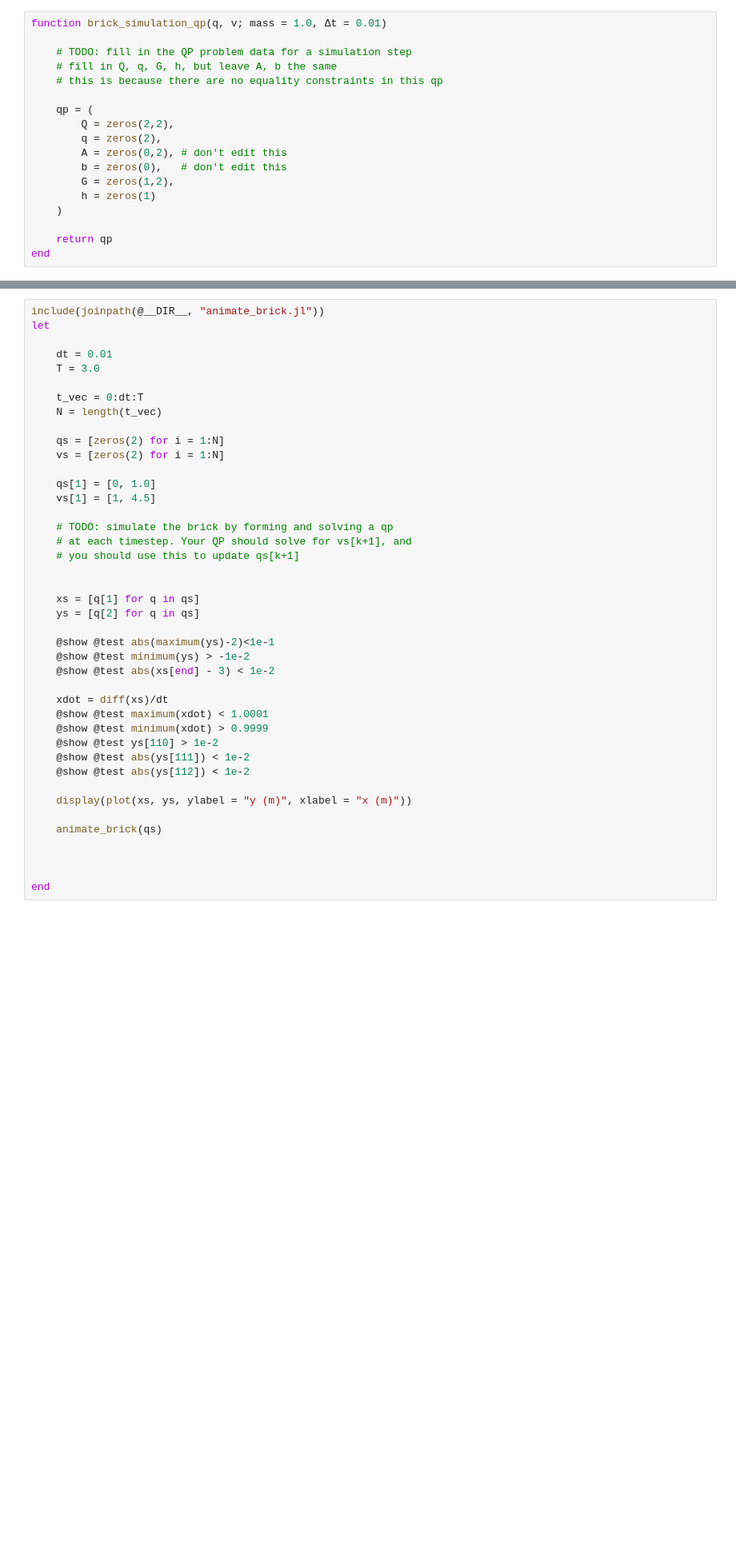
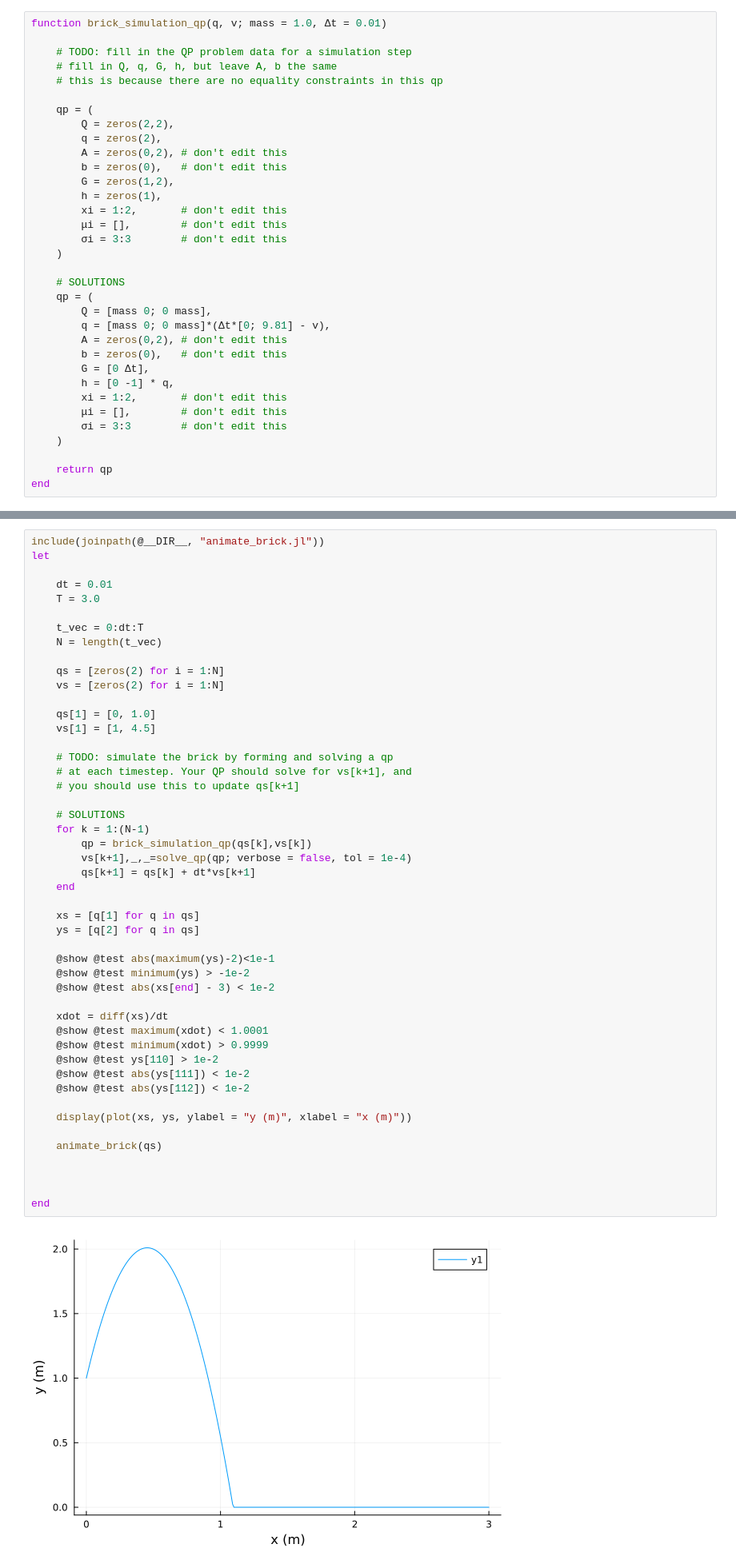
Before and after one commit to Optimal-Control-16-745/HW1_S25_Solutions, a Jupyter notebook: Q3.ipynb, the cells around one changed output, grey strips where cells are left out. Shown: that part at 80% size. Saved outputs shown, nothing was run; the diff lists cells and outputs as text; blank space fills up the shorter version.

Commit message:
Update brick and final QP solutions

```diff
--- a/Q3.ipynb
+++ b/Q3.ipynb
@@ -352,7 +352,23 @@ function brick_simulation_qp(q, v; mass = 1.0, Δt = 0.01)
         A = zeros(0,2), # don't edit this
         b = zeros(0),   # don't edit this
         G = zeros(1,2),
-        h = zeros(1)
+        h = zeros(1),
+        xi = 1:2,       # don't edit this
+        μi = [],        # don't edit this
+        σi = 3:3        # don't edit this
+    )
+
+    # SOLUTIONS
+    qp = (
+        Q = [mass 0; 0 mass],
+        q = [mass 0; 0 mass]*(Δt*[0; 9.81] - v),
+        A = zeros(0,2), # don't edit this
+        b = zeros(0),   # don't edit this
+        G = [0 Δt],
+        h = [0 -1] * q,
+        xi = 1:2,       # don't edit this
+        μi = [],        # don't edit this
+        σi = 3:3        # don't edit this
     )
 
     return qp
@@ -401,30 +423,38 @@ let
 
     qs[1] = [0, 1.0]
     vs[1] = [1, 4.5]
 
     # TODO: simulate the brick by forming and solving a qp
     # at each timestep. Your QP should solve for vs[k+1], and
     # you should use this to update qs[k+1]
 
+    # SOLUTIONS
+    for k = 1:(N-1)
+        qp = brick_simulation_qp(qs[k],vs[k])
+        vs[k+1],_,_=solve_qp(qp; verbose = false, tol = 1e-4)
+        qs[k+1] = qs[k] + dt*vs[k+1]
+    end
 
     xs = [q[1] for q in qs]
     ys = [q[2] for q in qs]
 
     @show @test abs(maximum(ys)-2)<1e-1
     @show @test minimum(ys) > -1e-2
     @show @test abs(xs[end] - 3) < 1e-2
 
     xdot = diff(xs)/dt
     @show @test maximum(xdot) < 1.0001
     @show @test minimum(xdot) > 0.9999
     @show @test ys[110] > 1e-2
     @show @test abs(ys[111]) < 1e-2
     @show @test abs(ys[112]) < 1e-2
 
     display(plot(xs, ys, ylabel = "y (m)", xlabel = "x (m)"))
 
     animate_brick(qs)
 
 
 
 end
+# %% [output]
+[figure, added]
```
Also changed, not shown: parts of 6 cells of this notebook, 1 other file.
